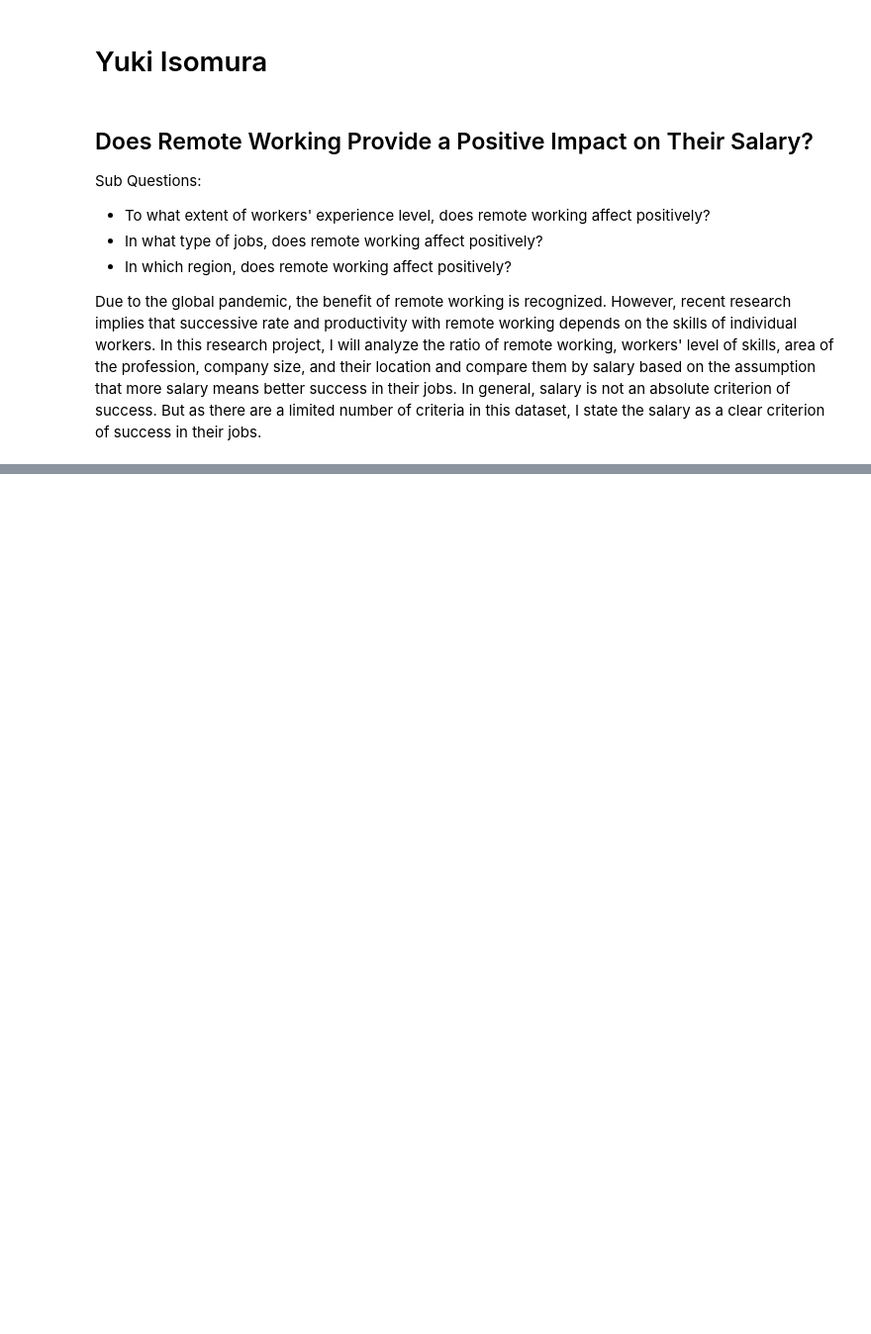
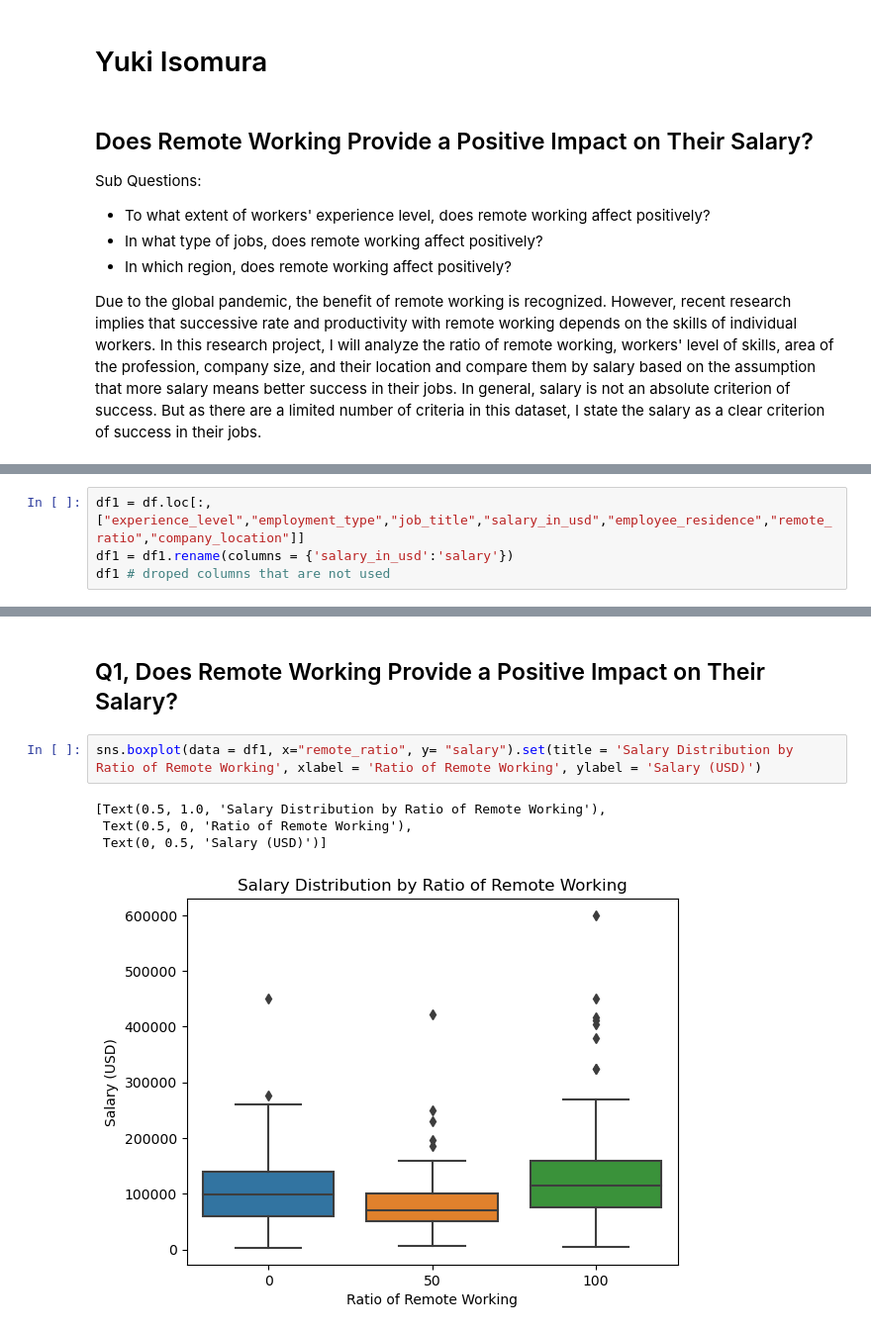
Before and after one commit to ubco-W2022T2-data301/project-group-group07, a Jupyter notebook: analysis/analysis3.ipynb, the cells around one changed output, grey strips where cells are left out. Shown at 99% size. Saved outputs shown, nothing was run; the diff lists cells and outputs as text; blank space fills up the shorter version.

```diff
--- a/analysis/analysis3.ipynb
+++ b/analysis/analysis3.ipynb
@@ -33,3 +37,7 @@ df
 | 605 | 2022 | SE | FT | Data Analyst | 150000 | USD | 150000 | ... |
 | 606 | 2022 | MI | FT | AI Scientist | 200000 | USD | 200000 | ... |
 607 rows × 11 columns
+# %%
+df1 = df.loc[:,["experience_level","employment_type","job_title","salary_in_usd","employee_residence","remote_ratio","company_location"]]
+df1 = df1.rename(columns = {'salary_in_usd':'salary'})
+df1 # droped columns that are not used
@@ -35,0 +58,9 @@ df
+# %% [markdown]
+## Q1, Does Remote Working Provide a Positive Impact on Their Salary?
+# %%
+sns.boxplot(data = df1, x="remote_ratio", y= "salary").set(title = 'Salary Distribution by Ratio of Remote Working', xlabel = 'Ratio of Remote Working', ylabel = 'Salary (USD)')
+# %% [output]
+[Text(0.5, 1.0, 'Salary Distribution by Ratio of Remote Working'),
+ Text(0.5, 0, 'Ratio of Remote Working'),
+ Text(0, 0.5, 'Salary (USD)')]
+[figure, added]
```
Also changed, not shown: parts of 20 cells of this notebook.
